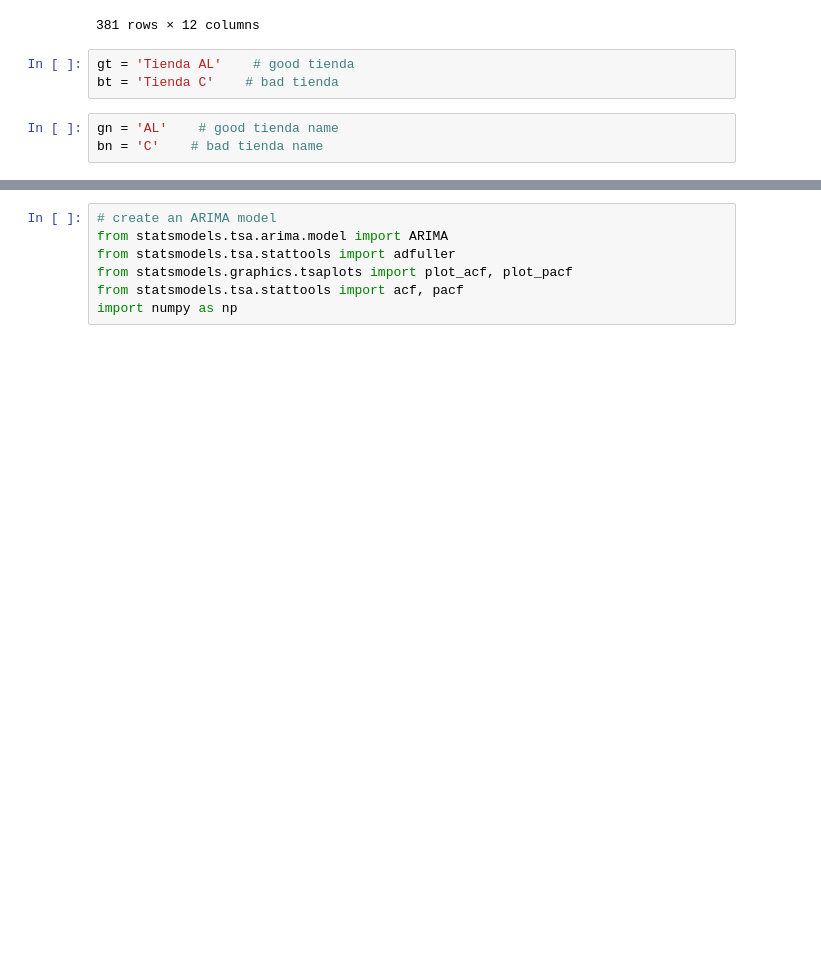
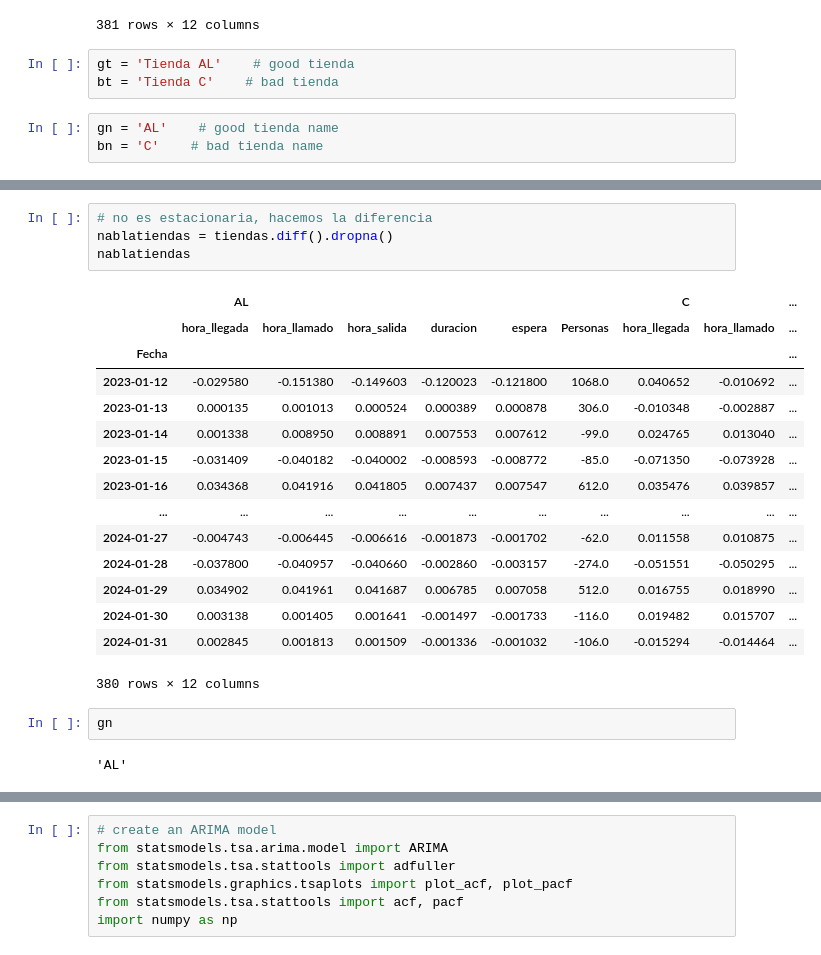
Before and after one commit to heritaco/Discipulos-del-Caracol, a Jupyter notebook: 02-ts.ipynb, the cells around one changed output, grey strips where cells are left out. Drawn from its saved outputs; the diff is of its cells as text; blank space fills up the shorter version.

```diff
--- a/02-ts.ipynb
+++ b/02-ts.ipynb
@@ -475,0 +495,24 @@ from statsmodels.formula.api import ols
+# %%
+# no es estacionaria, hacemos la diferencia
+nablatiendas = tiendas.diff().dropna()
+nablatiendas
+# %% [output]
+|  | AL |  |  |  |  |  | C |  | ... |
+|  | hora_llegada | hora_llamado | hora_salida | duracion | espera | Personas | hora_llegada | hora_llamado | ... |
+| Fecha |  |  |  |  |  |  |  |  | ... |
+| 2023-01-12 | -0.029580 | -0.151380 | -0.149603 | -0.120023 | -0.121800 | 1068.0 | 0.040652 | -0.010692 | ... |
+| 2023-01-13 | 0.000135 | 0.001013 | 0.000524 | 0.000389 | 0.000878 | 306.0 | -0.010348 | -0.002887 | ... |
+| 2023-01-14 | 0.001338 | 0.008950 | 0.008891 | 0.007553 | 0.007612 | -99.0 | 0.024765 | 0.013040 | ... |
+| 2023-01-15 | -0.031409 | -0.040182 | -0.040002 | -0.008593 | -0.008772 | -85.0 | -0.071350 | -0.073928 | ... |
+| 2023-01-16 | 0.034368 | 0.041916 | 0.041805 | 0.007437 | 0.007547 | 612.0 | 0.035476 | 0.039857 | ... |
+| ... | ... | ... | ... | ... | ... | ... | ... | ... | ... |
+| 2024-01-27 | -0.004743 | -0.006445 | -0.006616 | -0.001873 | -0.001702 | -62.0 | 0.011558 | 0.010875 | ... |
+| 2024-01-28 | -0.037800 | -0.040957 | -0.040660 | -0.002860 | -0.003157 | -274.0 | -0.051551 | -0.050295 | ... |
+| 2024-01-29 | 0.034902 | 0.041961 | 0.041687 | 0.006785 | 0.007058 | 512.0 | 0.016755 | 0.018990 | ... |
+| 2024-01-30 | 0.003138 | 0.001405 | 0.001641 | -0.001497 | -0.001733 | -116.0 | 0.019482 | 0.015707 | ... |
+| 2024-01-31 | 0.002845 | 0.001813 | 0.001509 | -0.001336 | -0.001032 | -106.0 | -0.015294 | -0.014464 | ... |
+380 rows × 12 columns
+# %%
+gn
+# %% [output]
+'AL'
```
Also changed, not shown: parts of 15 cells of this notebook, 1 other file.
